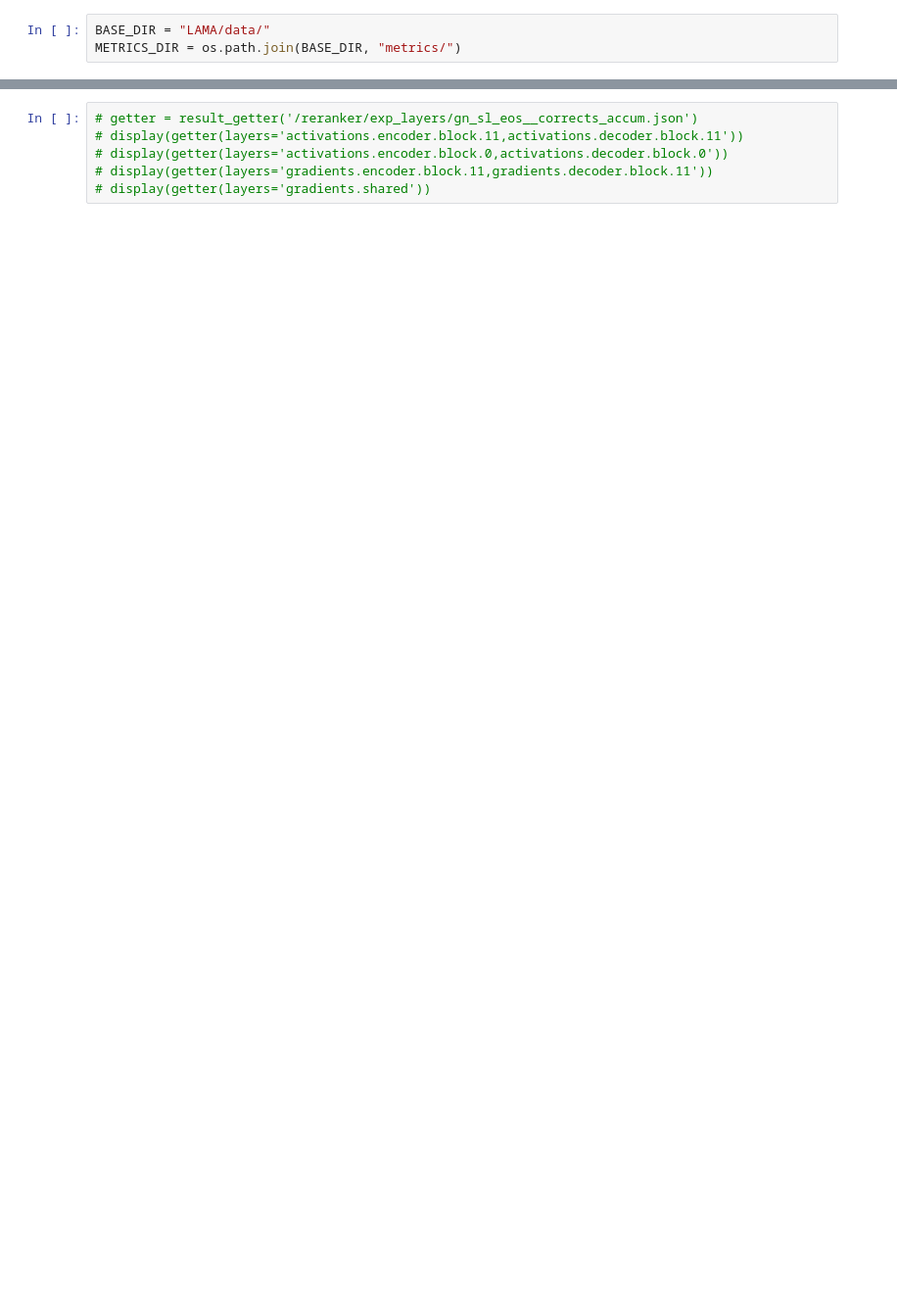
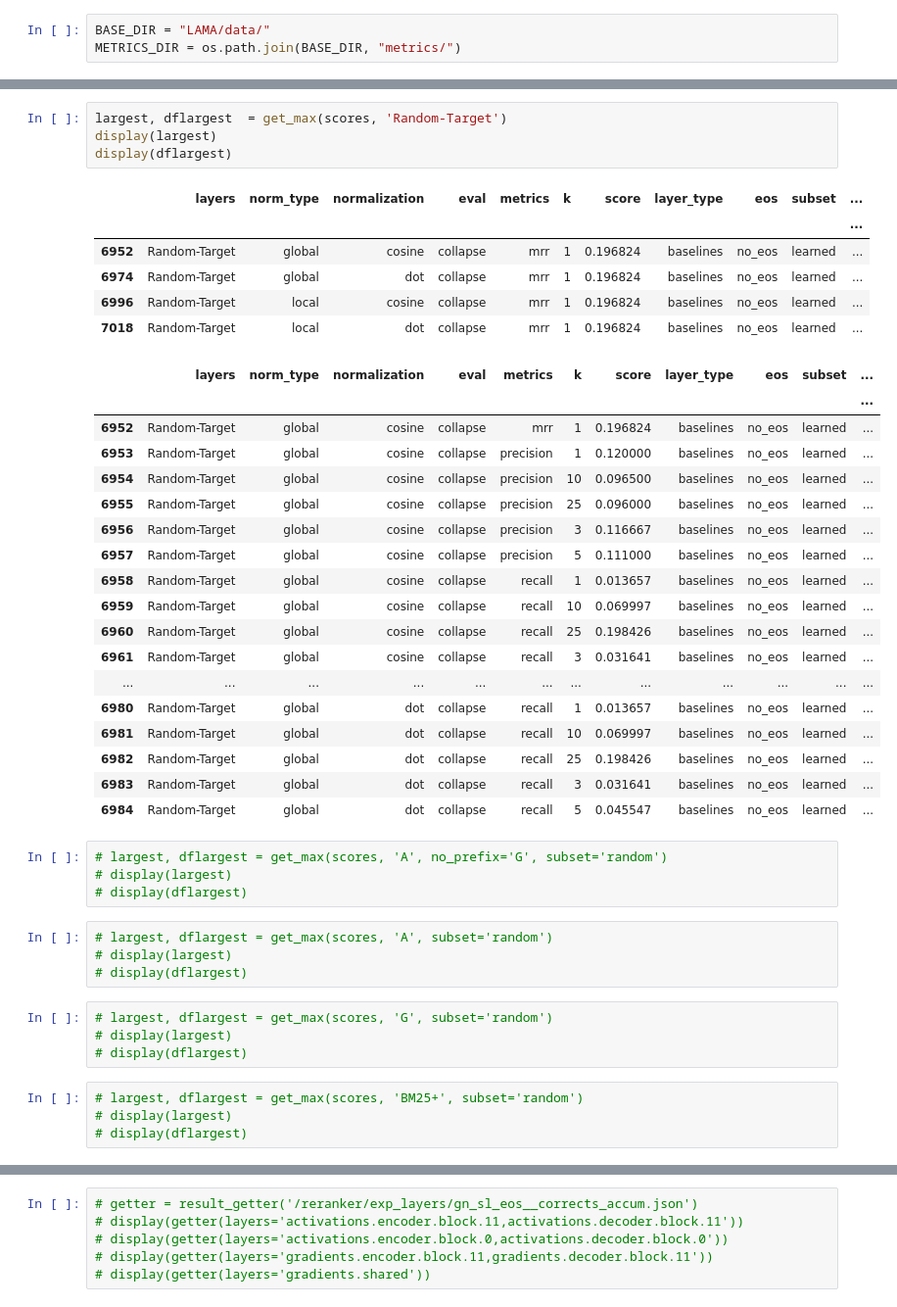
Before and after one commit to ekinakyurek/influence, a Jupyter notebook: analysis.ipynb, the cells around one changed output, grey strips where cells are left out. Shown at 98% size. Drawn from its saved outputs; the diff is of its cells as text; blank space fills up the shorter version.

```diff
--- a/analysis.ipynb
+++ b/analysis.ipynb
@@ -346,0 +498,45 @@ display(getter(layers='gradients.shared'))
+# %%
+largest, dflargest  = get_max(scores, 'Random-Target')
+display(largest)
+display(dflargest)
+# %% [output]
+|  | layers | norm_type | normalization | eval | metrics | k | score | layer_type | eos | subset | ... |
+|  |  |  |  |  |  |  |  |  |  |  | ... |
+| 6952 | Random-Target | global | cosine | collapse | mrr | 1 | 0.196824 | baselines | no_eos | learned | ... |
+| 6974 | Random-Target | global | dot | collapse | mrr | 1 | 0.196824 | baselines | no_eos | learned | ... |
+| 6996 | Random-Target | local | cosine | collapse | mrr | 1 | 0.196824 | baselines | no_eos | learned | ... |
+| 7018 | Random-Target | local | dot | collapse | mrr | 1 | 0.196824 | baselines | no_eos | learned | ... |
+|  | layers | norm_type | normalization | eval | metrics | k | score | layer_type | eos | subset | ... |
+|  |  |  |  |  |  |  |  |  |  |  | ... |
+| 6952 | Random-Target | global | cosine | collapse | mrr | 1 | 0.196824 | baselines | no_eos | learned | ... |
+| 6953 | Random-Target | global | cosine | collapse | precision | 1 | 0.120000 | baselines | no_eos | learned | ... |
+| 6954 | Random-Target | global | cosine | collapse | precision | 10 | 0.096500 | baselines | no_eos | learned | ... |
+| 6955 | Random-Target | global | cosine | collapse | precision | 25 | 0.096000 | baselines | no_eos | learned | ... |
+| 6956 | Random-Target | global | cosine | collapse | precision | 3 | 0.116667 | baselines | no_eos | learned | ... |
+| 6957 | Random-Target | global | cosine | collapse | precision | 5 | 0.111000 | baselines | no_eos | learned | ... |
+| 6958 | Random-Target | global | cosine | collapse | recall | 1 | 0.013657 | baselines | no_eos | learned | ... |
+| 6959 | Random-Target | global | cosine | collapse | recall | 10 | 0.069997 | baselines | no_eos | learned | ... |
+| 6960 | Random-Target | global | cosine | collapse | recall | 25 | 0.198426 | baselines | no_eos | learned | ... |
+| 6961 | Random-Target | global | cosine | collapse | recall | 3 | 0.031641 | baselines | no_eos | learned | ... |
+| ... | ... | ... | ... | ... | ... | ... | ... | ... | ... | ... | ... |
+| 6980 | Random-Target | global | dot | collapse | recall | 1 | 0.013657 | baselines | no_eos | learned | ... |
+| 6981 | Random-Target | global | dot | collapse | recall | 10 | 0.069997 | baselines | no_eos | learned | ... |
+| 6982 | Random-Target | global | dot | collapse | recall | 25 | 0.198426 | baselines | no_eos | learned | ... |
+| 6983 | Random-Target | global | dot | collapse | recall | 3 | 0.031641 | baselines | no_eos | learned | ... |
+| 6984 | Random-Target | global | dot | collapse | recall | 5 | 0.045547 | baselines | no_eos | learned | ... |
+# %%
+# largest, dflargest = get_max(scores, 'A', no_prefix='G', subset='random')
+# display(largest)
+# display(dflargest)
+# %%
+# largest, dflargest = get_max(scores, 'A', subset='random')
+# display(largest)
+# display(dflargest)
+# %%
+# largest, dflargest = get_max(scores, 'G', subset='random')
+# display(largest)
+# display(dflargest)
+# %%
+# largest, dflargest = get_max(scores, 'BM25+', subset='random')
+# display(largest)
+# display(dflargest)
```
Also changed, not shown: parts of 63 cells of this notebook, 17 other files.
